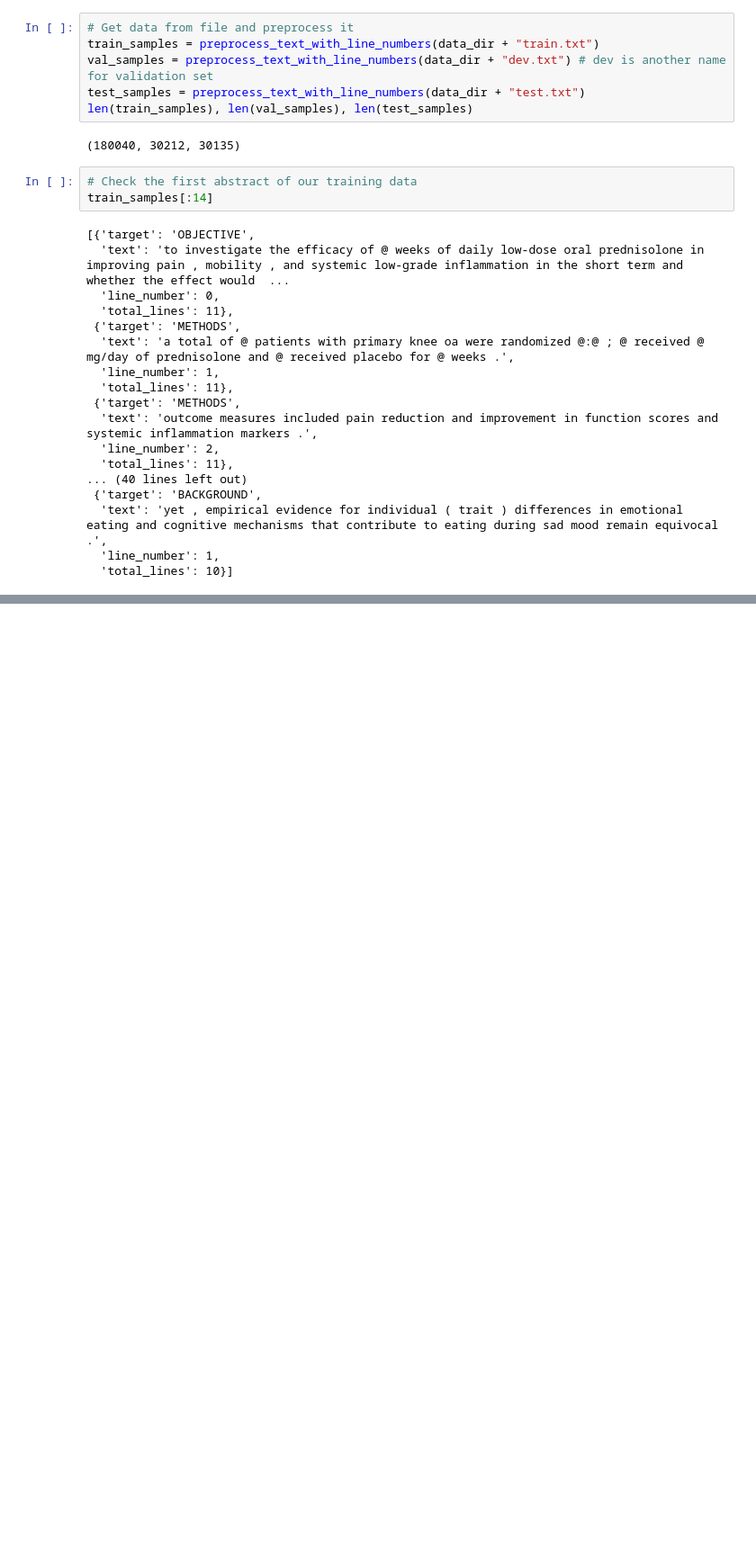
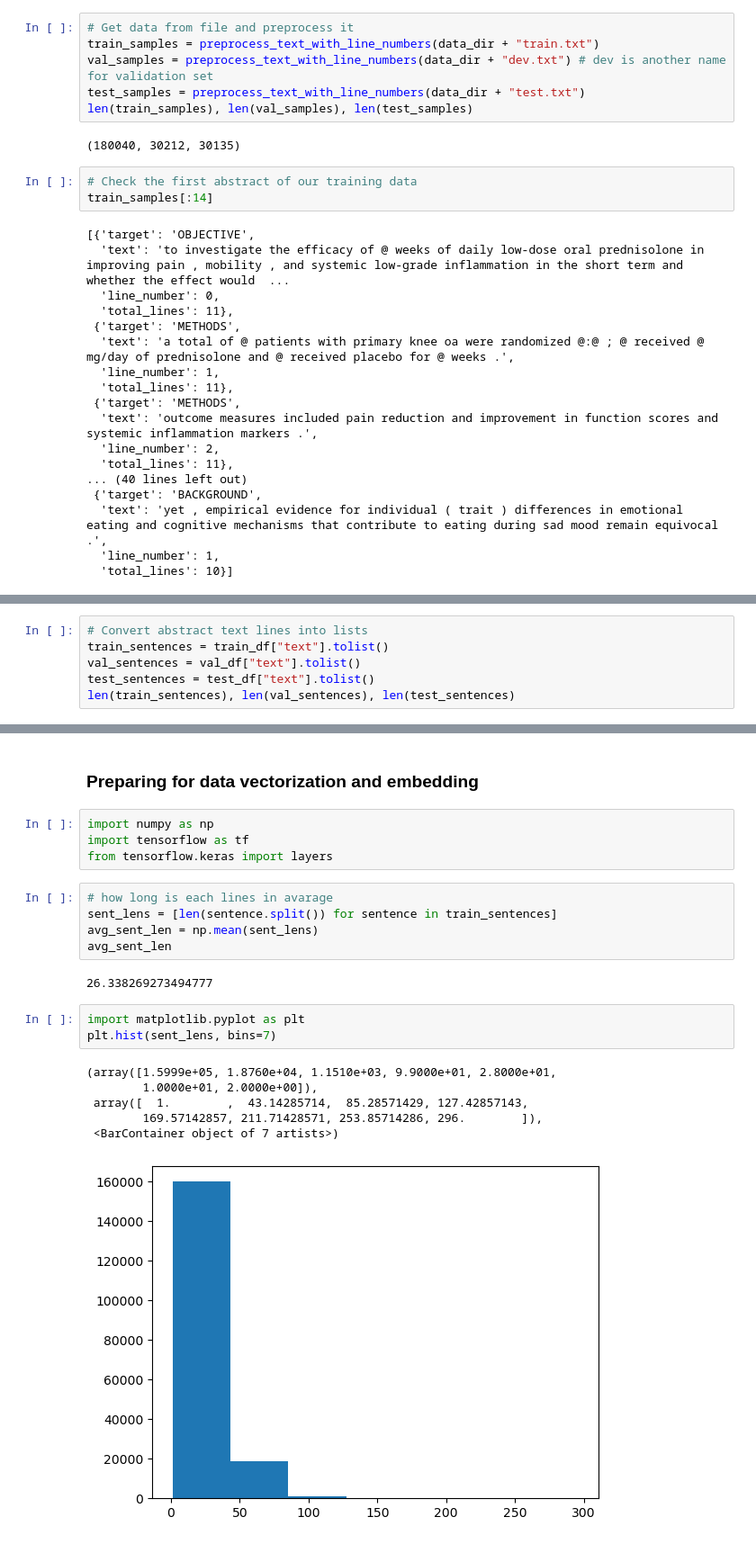
Before and after one commit to sherryuuer/MLANN, a Jupyter notebook: Tensorflow/09_SkimLit.ipynb, the cells around one changed output, grey strips where cells are left out. Shown at 90% size. Saved outputs shown, nothing was run; the diff lists cells and outputs as text; blank space fills up the shorter version.

```diff
--- a/Tensorflow/09_SkimLit.ipynb
+++ b/Tensorflow/09_SkimLit.ipynb
@@ -168,0 +206,6 @@ train_samples[:14]
+# %%
+# Convert abstract text lines into lists
+train_sentences = train_df["text"].tolist()
+val_sentences = val_df["text"].tolist()
+test_sentences = test_df["text"].tolist()
+len(train_sentences), len(val_sentences), len(test_sentences)
@@ -168,0 +304,23 @@ train_samples[:14]
+# %% [markdown]
+### Preparing for data vectorization and embedding
+# %%
+import numpy as np
+import tensorflow as tf
+from tensorflow.keras import layers
+# %%
+# how long is each lines in avarage
+sent_lens = [len(sentence.split()) for sentence in train_sentences]
+avg_sent_len = np.mean(sent_lens)
+avg_sent_len
+# %% [output]
+26.338269273494777
+# %%
+import matplotlib.pyplot as plt
+plt.hist(sent_lens, bins=7)
+# %% [output]
+(array([1.5999e+05, 1.8760e+04, 1.1510e+03, 9.9000e+01, 2.8000e+01,
+        1.0000e+01, 2.0000e+00]),
+ array([  1.        ,  43.14285714,  85.28571429, 127.42857143,
+        169.57142857, 211.71428571, 253.85714286, 296.        ]),
+ <BarContainer object of 7 artists>)
+[figure, added]
```
Also changed, not shown: parts of 133 cells of this notebook, 2 other files.
